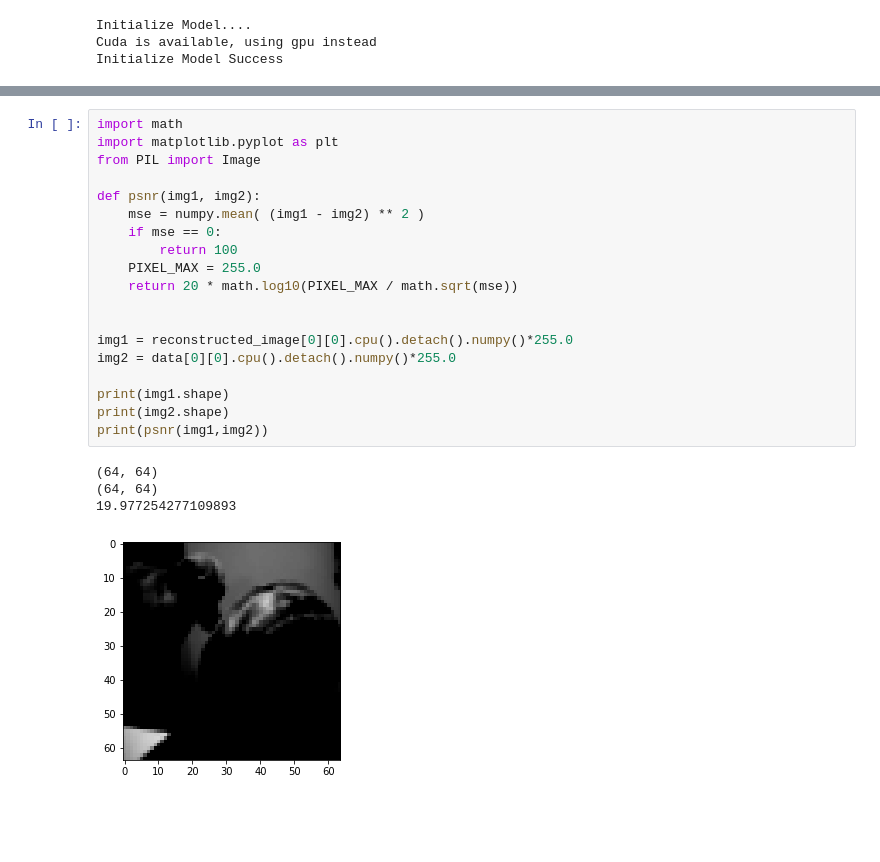
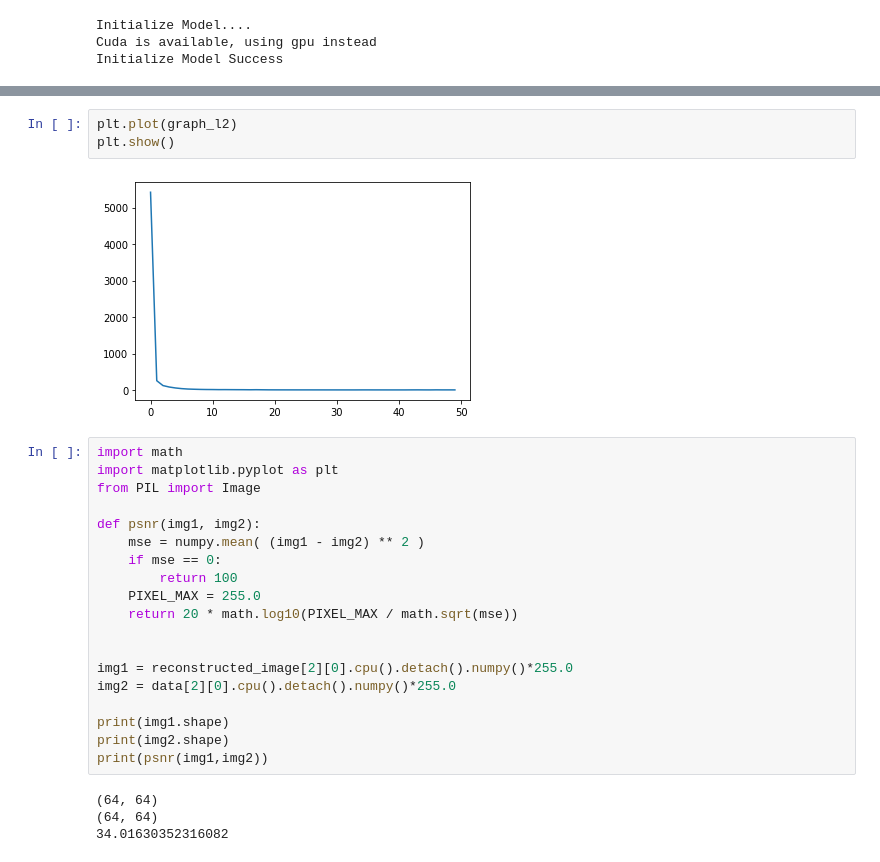
Before and after one commit to zesagata/modified-end-to-end-framework, a Jupyter notebook: end-to-end-framework-new-archi.ipynb, the cells around one changed output, grey strips where cells are left out. Drawn from its saved outputs; the diff is of its cells as text; blank space fills up the shorter version.

```diff
--- a/end-to-end-framework-new-archi.ipynb
+++ b/end-to-end-framework-new-archi.ipynb
@@ -229,3 +240,8 @@ Training Success
+# %%
+plt.plot(graph_l2)
+plt.show()
+# %% [output]
+[figure, added]
 # %%
 import math
 import matplotlib.pyplot as plt
@@ -239,8 +255,8 @@ def psnr(img1, img2):
     return 20 * math.log10(PIXEL_MAX / math.sqrt(mse))
 
 
-img1 = reconstructed_image[0][0].cpu().detach().numpy()*255.0
-img2 = data[0][0].cpu().detach().numpy()*255.0
+img1 = reconstructed_image[2][0].cpu().detach().numpy()*255.0
+img2 = data[2][0].cpu().detach().numpy()*255.0
 
 print(img1.shape)
 print(img2.shape)
@@ -248,6 +264,5 @@ print(psnr(img1,img2))
 # %% [output]
 (64, 64)
 (64, 64)
-19.977254277109893
+34.01630352316082
-[figure, removed]
 # %%
```
Also changed, not shown: parts of 6 cells of this notebook, 6 other files.
